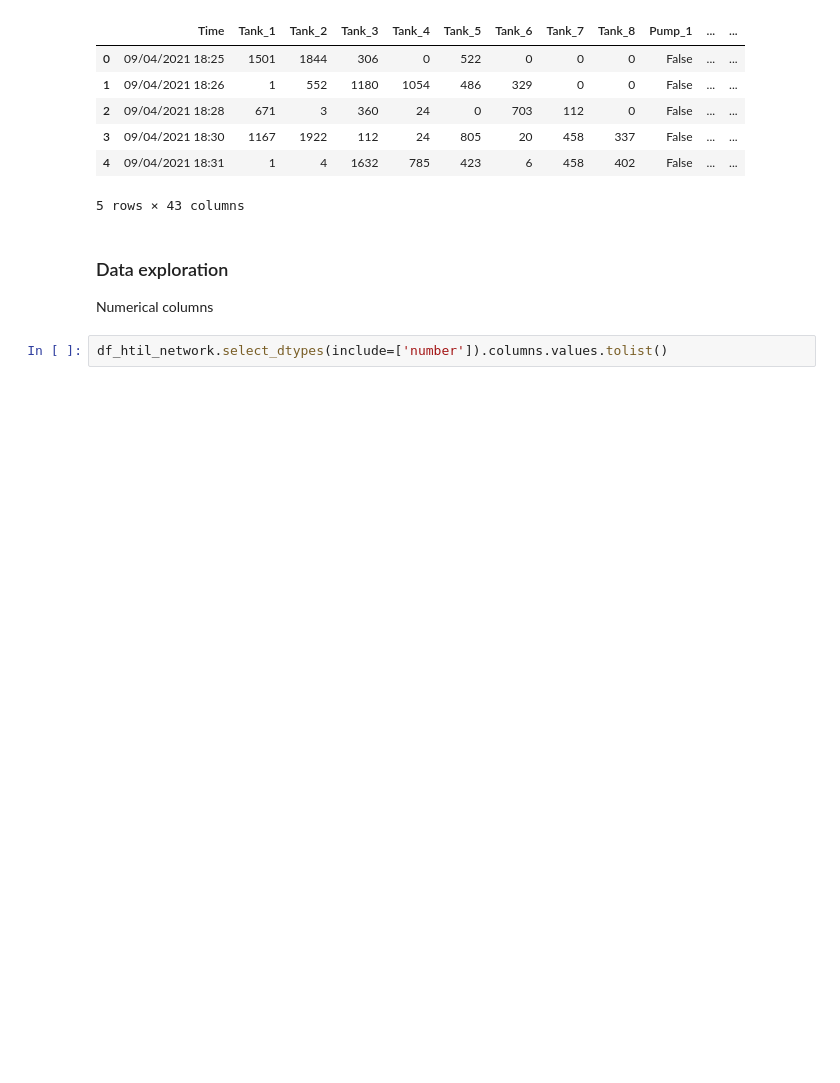
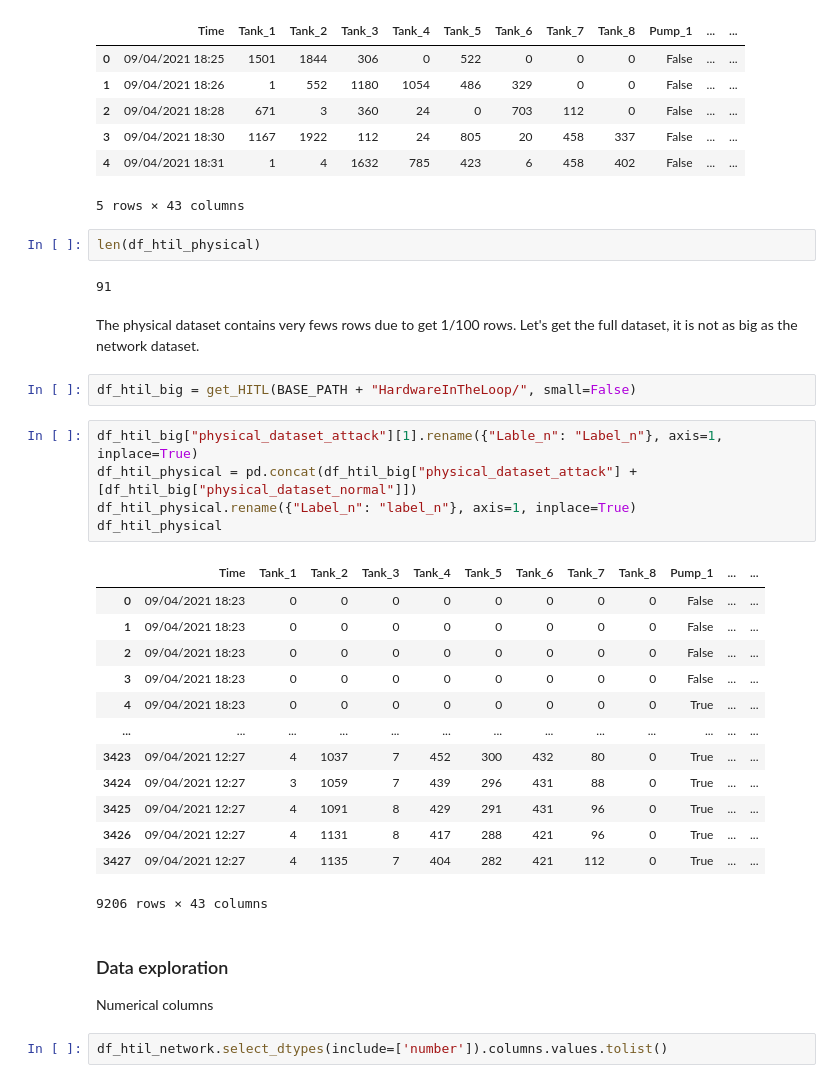
Before and after one commit to theo88400/ML-SECU2024, a Jupyter notebook: src/data_exploration/fisch_exploration.ipynb, the cells around one changed output. Saved outputs shown, nothing was run; the diff lists cells and outputs as text; blank space fills up the shorter version.

```diff
--- a/src/data_exploration/fisch_exploration.ipynb
+++ b/src/data_exploration/fisch_exploration.ipynb
@@ -137,6 +137,33 @@ df_htil_physical.head()
 | 3 | 09/04/2021 18:30 | 1167 | 1922 | 112 | 24 | 805 | 20 | 458 | 337 | False | ... | ... |
 | 4 | 09/04/2021 18:31 | 1 | 4 | 1632 | 785 | 423 | 6 | 458 | 402 | False | ... | ... |
 5 rows × 43 columns
+# %%
+len(df_htil_physical)
+# %% [output]
+91
+# %% [markdown]
+The physical dataset contains very fews rows due to get 1/100 rows. Let's get the full dataset, it is not as big as the network dataset.
+# %%
+df_htil_big = get_HITL(BASE_PATH + "HardwareInTheLoop/", small=False)
+# %%
+df_htil_big["physical_dataset_attack"][1].rename({"Lable_n": "Label_n"}, axis=1, inplace=True)
+df_htil_physical = pd.concat(df_htil_big["physical_dataset_attack"] + [df_htil_big["physical_dataset_normal"]])
+df_htil_physical.rename({"Label_n": "label_n"}, axis=1, inplace=True)
+df_htil_physical
+# %% [output]
+|  | Time | Tank_1 | Tank_2 | Tank_3 | Tank_4 | Tank_5 | Tank_6 | Tank_7 | Tank_8 | Pump_1 | ... | ... |
+| 0 | 09/04/2021 18:23 | 0 | 0 | 0 | 0 | 0 | 0 | 0 | 0 | False | ... | ... |
+| 1 | 09/04/2021 18:23 | 0 | 0 | 0 | 0 | 0 | 0 | 0 | 0 | False | ... | ... |
+| 2 | 09/04/2021 18:23 | 0 | 0 | 0 | 0 | 0 | 0 | 0 | 0 | False | ... | ... |
+| 3 | 09/04/2021 18:23 | 0 | 0 | 0 | 0 | 0 | 0 | 0 | 0 | False | ... | ... |
+| 4 | 09/04/2021 18:23 | 0 | 0 | 0 | 0 | 0 | 0 | 0 | 0 | True | ... | ... |
+| ... | ... | ... | ... | ... | ... | ... | ... | ... | ... | ... | ... | ... |
+| 3423 | 09/04/2021 12:27 | 4 | 1037 | 7 | 452 | 300 | 432 | 80 | 0 | True | ... | ... |
+| 3424 | 09/04/2021 12:27 | 3 | 1059 | 7 | 439 | 296 | 431 | 88 | 0 | True | ... | ... |
+| 3425 | 09/04/2021 12:27 | 4 | 1091 | 8 | 429 | 291 | 431 | 96 | 0 | True | ... | ... |
+| 3426 | 09/04/2021 12:27 | 4 | 1131 | 8 | 417 | 288 | 421 | 96 | 0 | True | ... | ... |
+| 3427 | 09/04/2021 12:27 | 4 | 1135 | 7 | 404 | 282 | 421 | 112 | 0 | True | ... | ... |
+9206 rows × 43 columns
 # %% [markdown]
 ### Data exploration
 
```
Also changed, not shown: parts of 21 cells of this notebook, 4 other files.
